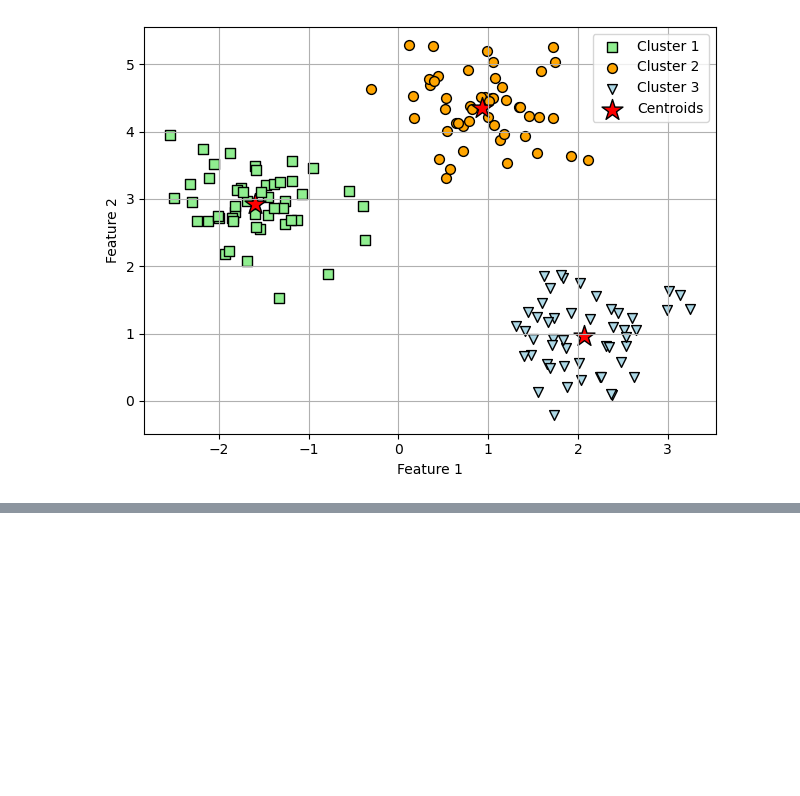
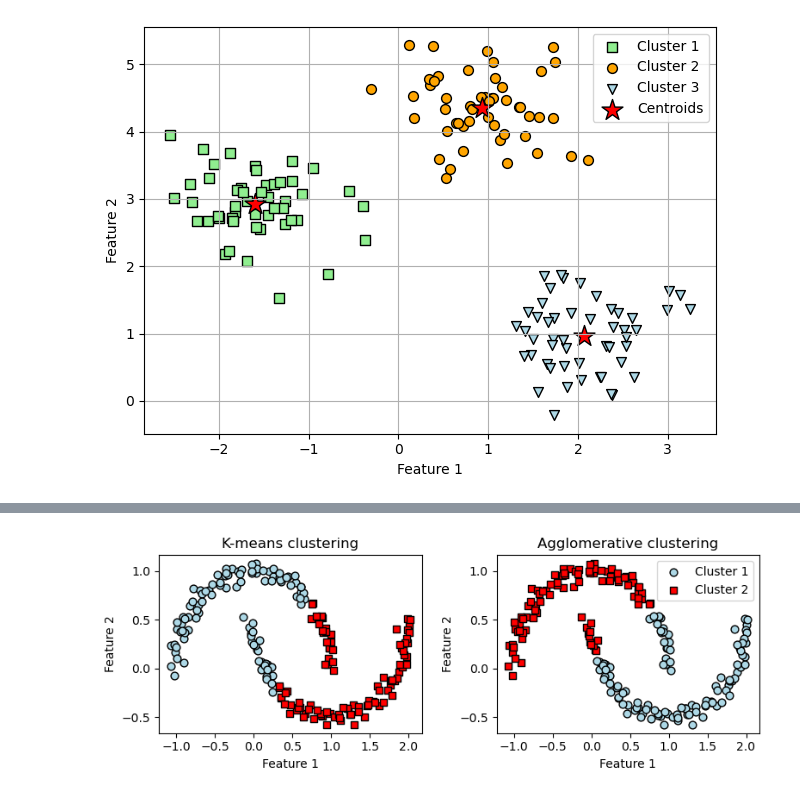
Before and after one commit to Akshaj-Kabthiyal/Data-Science-Fundamentals, a Jupyter notebook: Deep Learning/Pytorch and scikit/Chapter 10 - Clustering Analysis/Clustering Analysis.ipynb, the cells around one changed output, grey strips where cells are left out. Cells and saved outputs as stored; diff of their text form; code cells hidden in the pictures; blank space fills up the shorter version.

```diff
--- a/Deep Learning/Pytorch and scikit/Chapter 10 - Clustering Analysis/Clustering Analysis.ipynb
+++ b/Deep Learning/Pytorch and scikit/Chapter 10 - Clustering Analysis/Clustering Analysis.ipynb
@@ -71,0 +154,48 @@ plt.show()
+# %%
+from sklearn.cluster import AgglomerativeClustering
+f, (ax1, ax2) = plt.subplots(1, 2, figsize=(8, 3))
+km = KMeans(n_clusters=2,
+             random_state=0)
+y_km = km.fit_predict(X)
+ax1.scatter(X[y_km == 0, 0],
+            X[y_km == 0, 1],
+            c='lightblue',
+            edgecolor='black',
+            marker='o',
+            s=40,
+            label='cluster 1')
+ax1.scatter(X[y_km == 1, 0],
+            X[y_km == 1, 1],
+            c='red',
+            edgecolor='black',
+            marker='s',
+            s=40,
+            label='cluster 2')
+ax1.set_title('K-means clustering')
+ax1.set_xlabel('Feature 1')
+ax1.set_ylabel('Feature 2')
+ac = AgglomerativeClustering(n_clusters=2, metric='euclidean', linkage='complete')
+
+y_ac = ac.fit_predict(X)
+ax2.scatter(X[y_ac == 0, 0],
+            X[y_ac == 0, 1],
+            c='lightblue',
+            edgecolor='black',
+            marker='o',
+            s=40,
+            label='Cluster 1')
+ax2.scatter(X[y_ac == 1, 0],
+            X[y_ac == 1, 1],
+            c='red',
+            edgecolor='black',
+            marker='s',
+            s=40,
+            label='Cluster 2')
+ax2.set_title('Agglomerative clustering')
+ax2.set_xlabel('Feature 1')
+ax2.set_ylabel('Feature 2')
+plt.legend()
+plt.tight_layout()
+plt.show()
+# %% [output]
+[figure, added]
```
Also changed, not shown: parts of 7 cells of this notebook, 3 other files.
